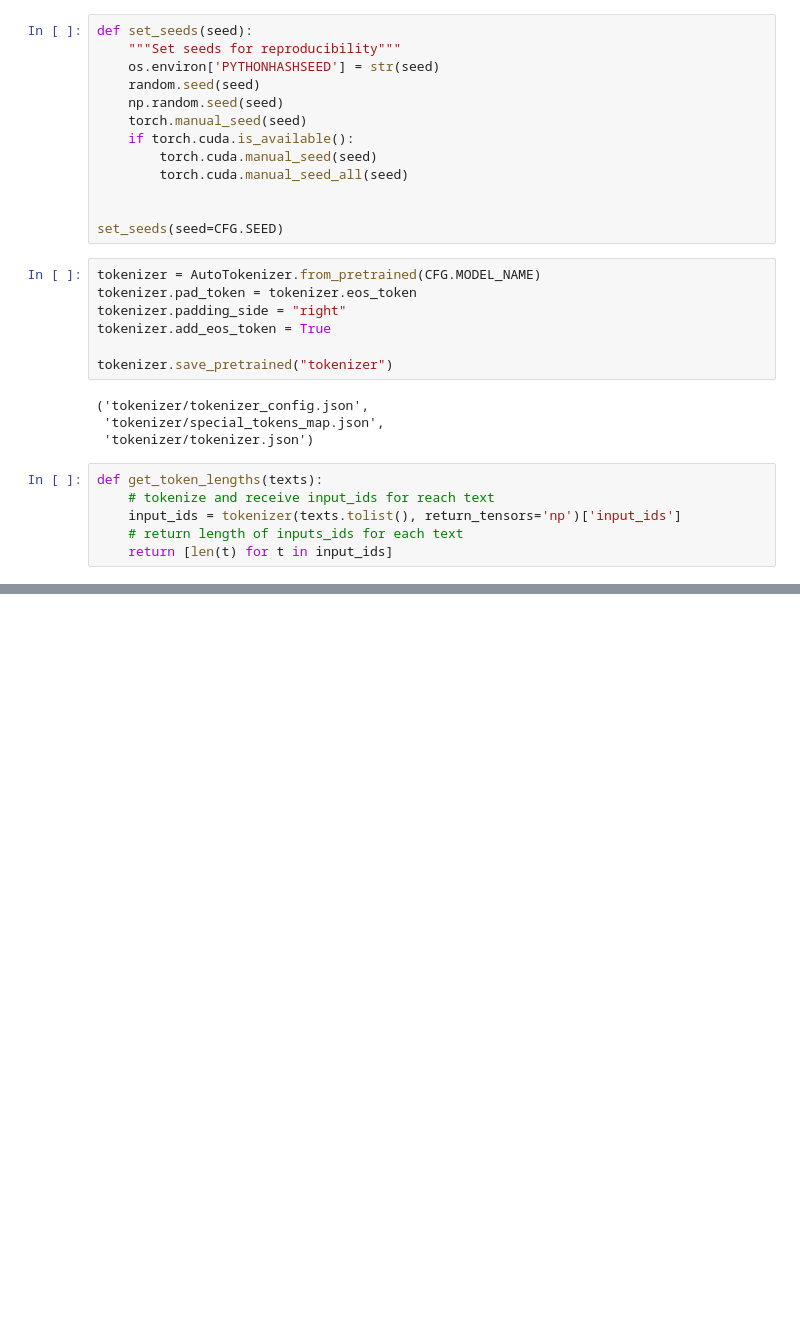
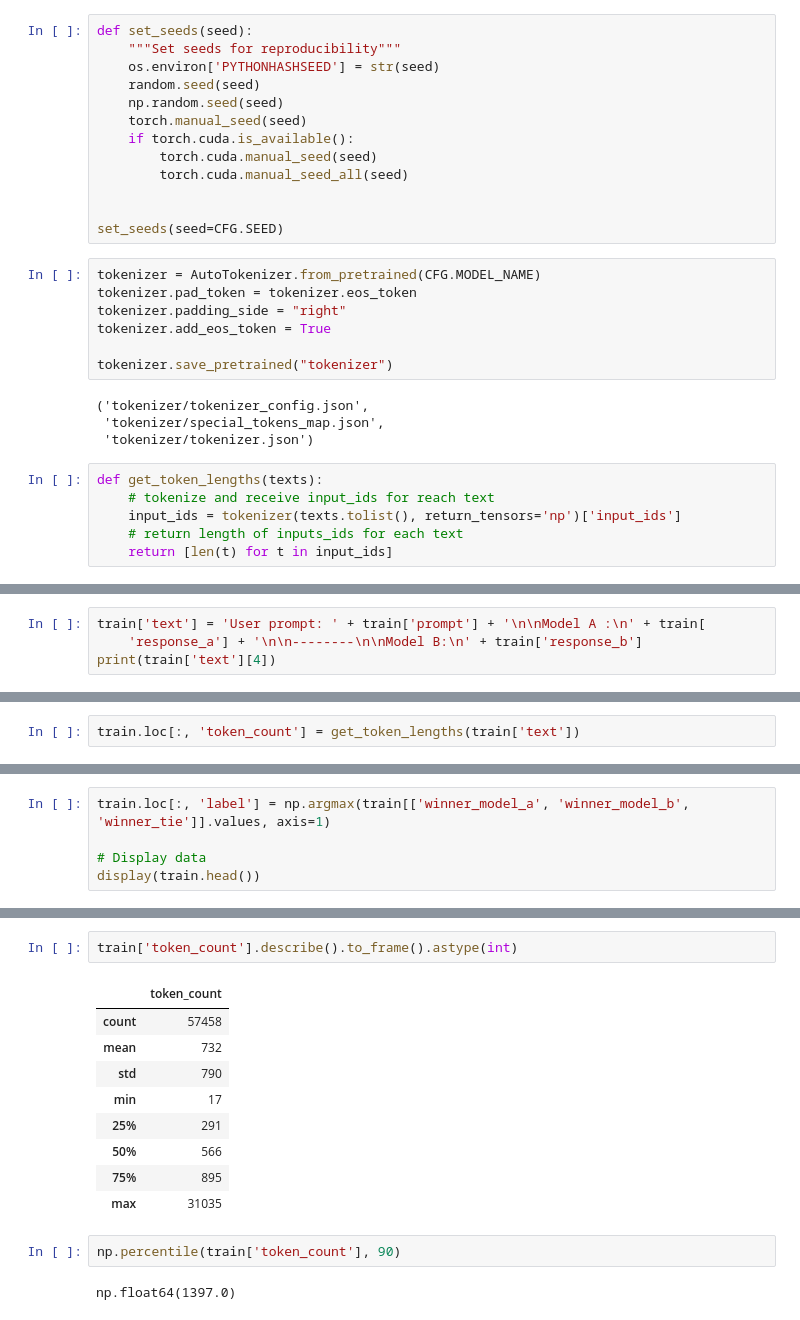
Before and after one commit to maple3788/KaggleCompetition, a Jupyter notebook: solutions/LLM_Classification_FineTuning/LLM_fine_tuning.ipynb, the cells around one changed output, grey strips where cells are left out. Cells and saved outputs as stored; diff of their text form; blank space fills up the shorter version.

```diff
--- a/solutions/LLM_Classification_FineTuning/LLM_fine_tuning.ipynb
+++ b/solutions/LLM_Classification_FineTuning/LLM_fine_tuning.ipynb
@@ -91,3 +95,7 @@ train.head(5)
 | 2 | 65089 | gpt-3.5-turbo-0613 | mistral-medium | explain function calling. how wou... | Function calling is the process o... | Function calling is the process o... | 0 | 0 | ... |
 | 3 | 96401 | llama-2-13b-chat | mistral-7b-instruct | How can I create a test set for a... | Creating a test set for a very ra... | When building a classifier for a ... | 1 | 0 | ... |
 | 4 | 198779 | koala-13b | gpt-3.5-turbo-0314 | What is the best way to travel fr... | The best way to travel from Tel A... | The best way to travel from Tel-A... | 0 | 1 | ... |
+# %%
+train['text'] = 'User prompt: ' + train['prompt'] + '\n\nModel A :\n' + train[
+    'response_a'] + '\n\n--------\n\nModel B:\n' + train['response_b']
+print(train['text'][4])
@@ -93,0 +112,2 @@ train.head(5)
+# %%
+train.loc[:, 'token_count'] = get_token_lengths(train['text'])
@@ -93,0 +123,5 @@ train.head(5)
+# %%
+train.loc[:, 'label'] = np.argmax(train[['winner_model_a', 'winner_model_b', 'winner_tie']].values, axis=1)
+
+# Display data
+display(train.head())
@@ -93,0 +143,16 @@ train.head(5)
+# %%
+train['token_count'].describe().to_frame().astype(int)
+# %% [output]
+|  | token_count |
+| count | 57458 |
+| mean | 732 |
+| std | 790 |
+| min | 17 |
+| 25% | 291 |
+| 50% | 566 |
+| 75% | 895 |
+| max | 31035 |
+# %%
+np.percentile(train['token_count'], 90)
+# %% [output]
+np.float64(1397.0)
```
Also changed, not shown: parts of 16 cells of this notebook.
